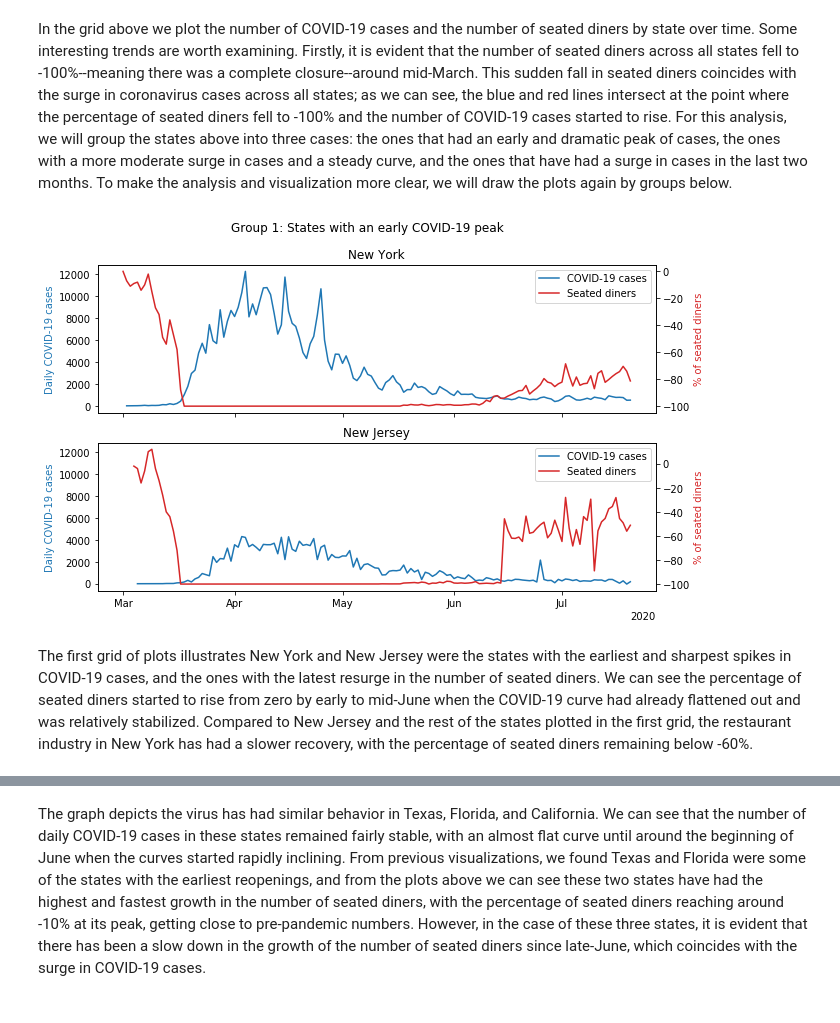
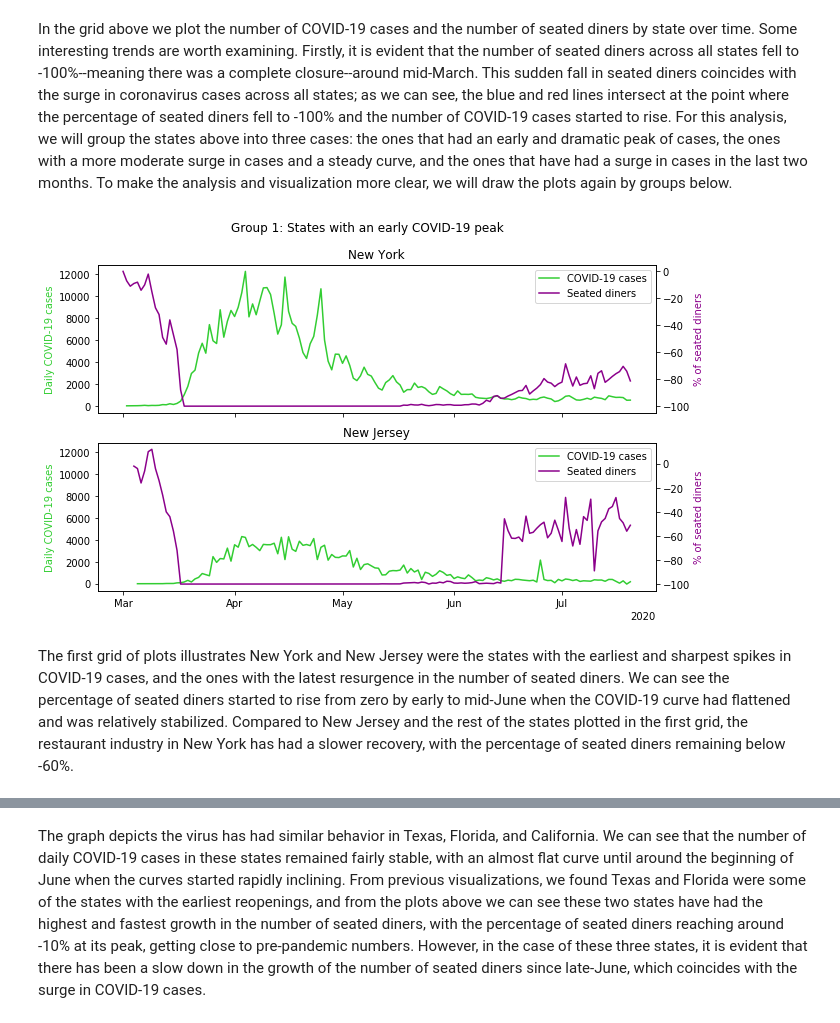
Before and after one commit to manuelarod/restaurant-industry-amidst-covid19, a Jupyter notebook: data-analysis.ipynb, the cells around one changed output, grey strips where cells are left out. Saved outputs shown, nothing was run; the diff lists cells and outputs as text; code cells hidden in the pictures.

```diff
--- a/data-analysis.ipynb
+++ b/data-analysis.ipynb
@@ -230,7 +230,7 @@ This graph provides a global view of the recovery of the restaurant industry in
 # %%
 # we drop rows with 0 values because these values don't give us any insights other than indicate the time at which
 # restaurants started to reopen
-#states_df = states_df[states_df.Value!=0]
+states_df = states_df[states_df.Value!=0]
 states = states_df['Name'].unique()
 # %%
 plt.close('all')
@@ -475,31 +475,31 @@ In the grid above we plot the number of COVID-19 cases and the number of seated
 # %%
 plt.close('all')
 group1 = ['New York','New Jersey']
 fig10, ax10 = plt.subplots(len(group1),1,figsize=(10,6),sharey=True,sharex=True)
 
 locator = mdates.AutoDateLocator()
 formatter = mdates.ConciseDateFormatter(locator)
 
 for i,s in enumerate(group1):
     ax = ax10[i].twinx()
     temp = df3[df3.state==s]
-    f1=ax10[i].plot(temp['date'],temp['daily_cases'],label="COVID-19 cases")
-    f2=ax.plot(temp['date'],temp['Value'],color='tab:red',label="Seated diners")
+    f1=ax10[i].plot(temp['date'],temp['daily_cases'],label="COVID-19 cases",color='limegreen')
+    f2=ax.plot(temp['date'],temp['Value'],color='darkmagenta',label="Seated diners")
     ax10[i].set_title(str(s))
     ax10[i].xaxis.set_major_locator(locator)
     ax10[i].xaxis.set_major_formatter(formatter)
-    ax10[i].set_ylabel('Daily COVID-19 cases',color='tab:blue')
-    ax.set_ylabel('% of seated diners',color='tab:red')
+    ax10[i].set_ylabel('Daily COVID-19 cases',color='limegreen')
+    ax.set_ylabel('% of seated diners',color='darkmagenta')
     fs = f1+f2
     labs = [f.get_label() for f in fs]
     ax.legend(fs, labs)
 
 fig10.suptitle('Group 1: States with an early COVID-19 peak', fontsize=12)
 plt.show()
 # %% [output]
-[figure, old version]
+[figure, new version]
 # %% [markdown]
-The first grid of plots illustrates New York and New Jersey were the states with the earliest and sharpest spikes in COVID-19 cases, and the ones with the latest resurge in the number of seated diners. We can see the percentage of seated diners started to rise from zero by early to mid-June when the COVID-19 curve had already flattened out and was relatively stabilized. Compared to New Jersey and the rest of the states plotted in the first grid, the restaurant industry in New York has had a slower recovery, with the percentage of seated diners remaining below -60%.
+The first grid of plots illustrates New York and New Jersey were the states with the earliest and sharpest spikes in COVID-19 cases, and the ones with the latest resurgence in the number of seated diners. We can see the percentage of seated diners started to rise from zero by early to mid-June when the COVID-19 curve had flattened and was relatively stabilized. Compared to New Jersey and the rest of the states plotted in the first grid, the restaurant industry in New York has had a slower recovery, with the percentage of seated diners remaining below -60%.
 # %%
 plt.close('all')
 group2 = ['California','Texas','Florida']
```
Also changed, not shown: parts of 8 cells of this notebook.
